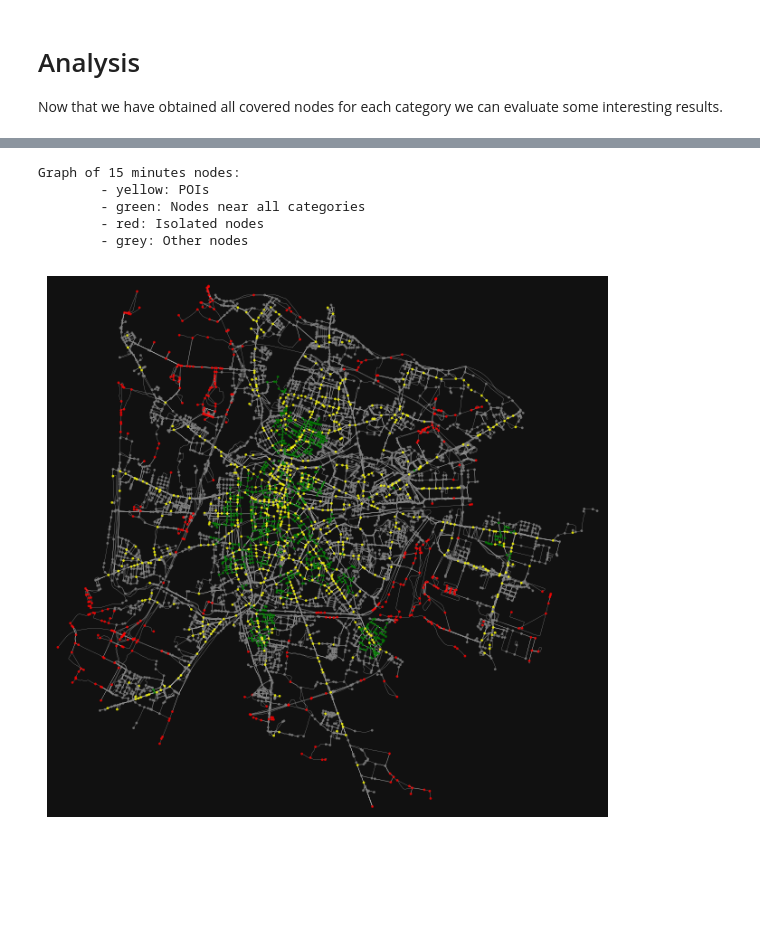
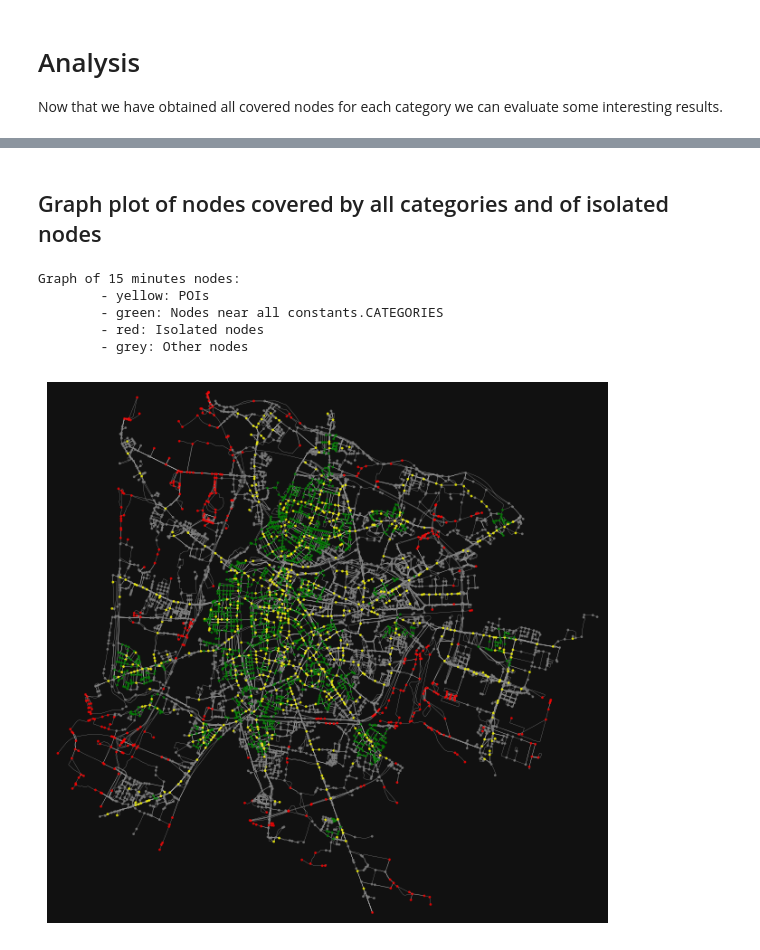
Before and after one commit to danielcharles0/LFN2324, a Jupyter notebook: Coverage.ipynb, the cells around one changed output, grey strips where cells are left out. Cells and saved outputs as stored; diff of their text form; code cells hidden in the pictures; blank space fills up the shorter version.

```diff
--- a/Coverage.ipynb
+++ b/Coverage.ipynb
@@ -85,7 +72,7 @@ node_sizes = {}
 for node, data in G.nodes(data=True):
     node_id = node
     poi = data.get("POI", None)
-    if poi in categories:
+    if poi in constants.CATEGORIES:
         node_colors[node_id] = "yellow"
         node_sizes[node_id] = 4
     else:
@@ -112,24 +99,24 @@ fig, ax = ox.plot_graph(
 # %%
 #Create a list of POIs for each category
 poi_nodes = {}
-for category in categories:
+for category in constants.CATEGORIES:
     poi_nodes[category] = []
 for node, data in G.nodes(data=True):
     node_id = node
     poi = data.get("POI", None)
-    if poi in categories:
+    if poi in constants.CATEGORIES:
         poi_nodes[poi].append(node_id)
 # %%
 #Compute a subgraph of covered nodes for each category
 trip_time = 15
 subgraph_nodes = {}
-for category in categories:
+for category in constants.CATEGORIES:
     subgraph_nodes[category] = []
     for poi_id in poi_nodes[category]:
         subgraph = nx.ego_graph(G, poi_id, radius=trip_time, distance="time", undirected=True)
         for n in subgraph.nodes():
             subgraph_nodes[category].append(n)
 
-for c in categories:
+for c in constants.CATEGORIES:
     print(len(subgraph_nodes[c])) #subgraph_nodes contains duplicate nodes (that's why nombers are high)
 # %% [output]
@@ -141,7 +127,7 @@ for c in categories:
 # %%
 #Update nodes table with coverage results
 for index, node in nodes.iterrows():
-    for category in categories:
+    for category in constants.CATEGORIES:
         if(index in subgraph_nodes[category]):
             nodes.at[index, category] = True
 # %% [markdown]
@@ -301,31 +281,33 @@ md(s)
+# %% [markdown]
+<h2>Graph plot of nodes covered by all categories and of isolated nodes</h2>
 # %%
 node_colors = []
 covered_cnt = 0
 poi_cnt = 0
 uncovered_cnt = 0
 for index, node in nodes.iterrows():
-    if (nodes.at[index, "POI"] in categories):
+    if (nodes.at[index, "POI"] in constants.CATEGORIES):
         node_colors.append("yellow")
     else:
         if (index in near_all_nodes):
             node_colors.append("green")
         elif(index in isolated_nodes):
             node_colors.append("red")
         else:
             node_colors.append("grey")
-print("Graph of 15 minutes nodes:\n\t- yellow: POIs\n\t- green: Nodes near all categories\n\t- red: Isolated nodes\n\t- grey: Other nodes")
+print("Graph of 15 minutes nodes:\n\t- yellow: POIs\n\t- green: Nodes near all constants.CATEGORIES\n\t- red: Isolated nodes\n\t- grey: Other nodes")
 fig, ax = ox.plot_graph(
     G,
     node_color=node_colors,
     node_size=4,
     node_alpha=0.8,
     edge_linewidth=0.2,
     edge_color="#999999",
 )
 # %% [output]
 Graph of 15 minutes nodes:
         - yellow: POIs
-        - green: Nodes near all categories
+        - green: Nodes near all constants.CATEGORIES
         - red: Isolated nodes
         - grey: Other nodes
-[figure, old version]
+[figure, new version]
```
Also changed, not shown: parts of 11 cells of this notebook, 37 other files.
